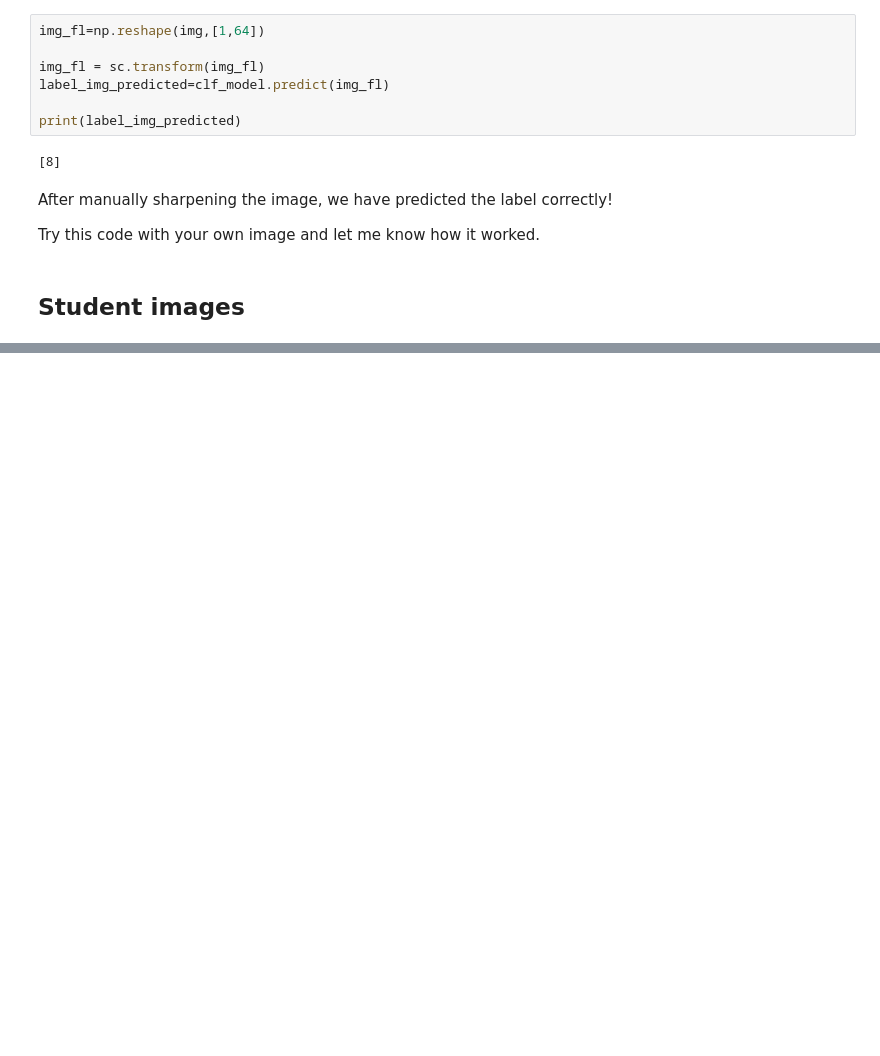
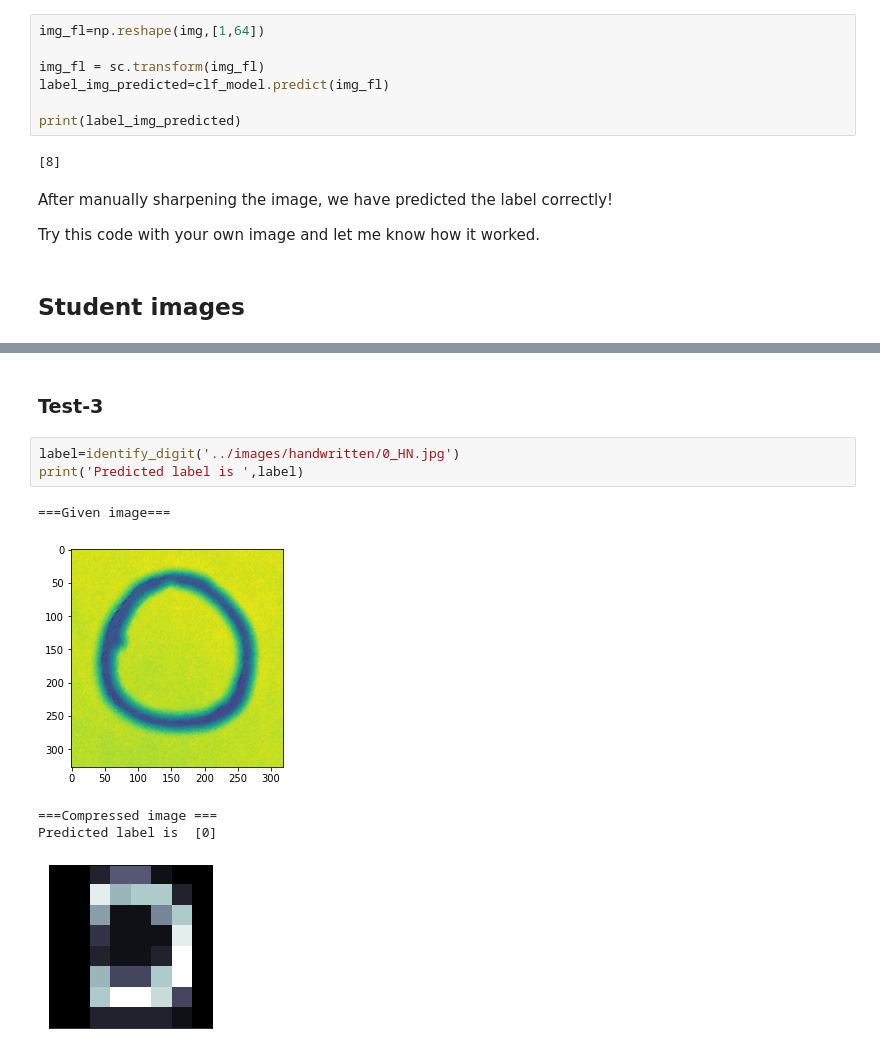
Before and after one commit to raghurama123/DataScience, a Jupyter notebook: notebooks/DS_06.ipynb, the cells around one changed output, grey strips where cells are left out. Cells and saved outputs as stored; diff of their text form; blank space fills up the shorter version.

```diff
--- a/notebooks/DS_06.ipynb
+++ b/notebooks/DS_06.ipynb
@@ -639,0 +544,11 @@ print(label_img_predicted)
+# %% [markdown]
+### Test-3
+# %%
+label=identify_digit('../images/handwritten/0_HN.jpg')
+print('Predicted label is ',label)
+# %% [output]
+===Given image===
+[figure, added]
+===Compressed image ===
+Predicted label is  [0]
+[figure, added]
```
Also changed, not shown: parts of 13 cells of this notebook, 13 other files.
